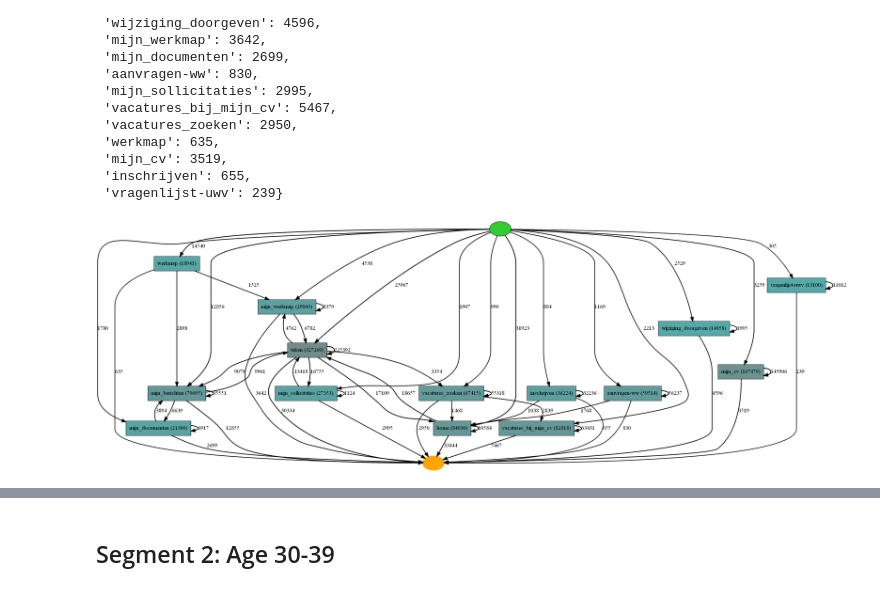
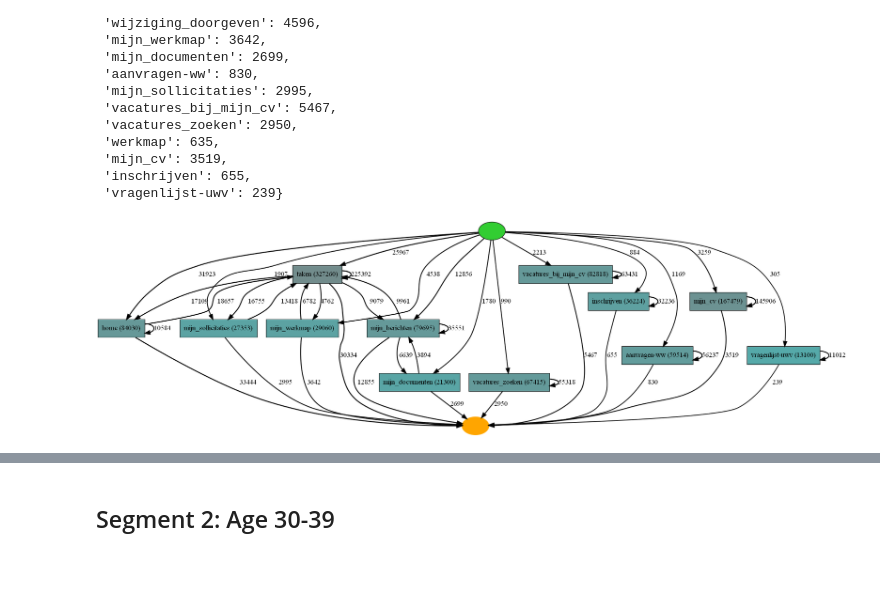
Before and after one commit to sinaaghaee/ProcessMiningProject-CustomerBehaviorAnalysis, a Jupyter notebook: BPM-Project-Aghaee-Varchandi-Mahmoodi.ipynb, the cells around one changed output, grey strips where cells are left out. Cells and saved outputs as stored; diff of their text form; code cells hidden in the pictures.

```diff
--- a/BPM-Project-Aghaee-Varchandi-Mahmoodi.ipynb
+++ b/BPM-Project-Aghaee-Varchandi-Mahmoodi.ipynb
@@ -797,14 +796,14 @@ pm4py.get_end_activities(log_segment_1)
 # %%
 # Simplified Interface
 heu_net = pm4py.discover_heuristics_net(
-    log_segment_1, dependency_threshold=0.999,
+    log_segment_1, dependency_threshold=0.9999,
     and_threshold=0.999,
     loop_two_threshold=0.999
 )
 pm4py.save_vis_heuristics_net(heu_net, file_path='Segment1_behavior_heuristicsminer.png')
 pm4py.view_heuristics_net(heu_net)
 # %% [output]
-[figure, old version]
+[figure, new version]
 # %% [markdown]
 
 
```
Also changed, not shown: parts of 38 cells of this notebook.
